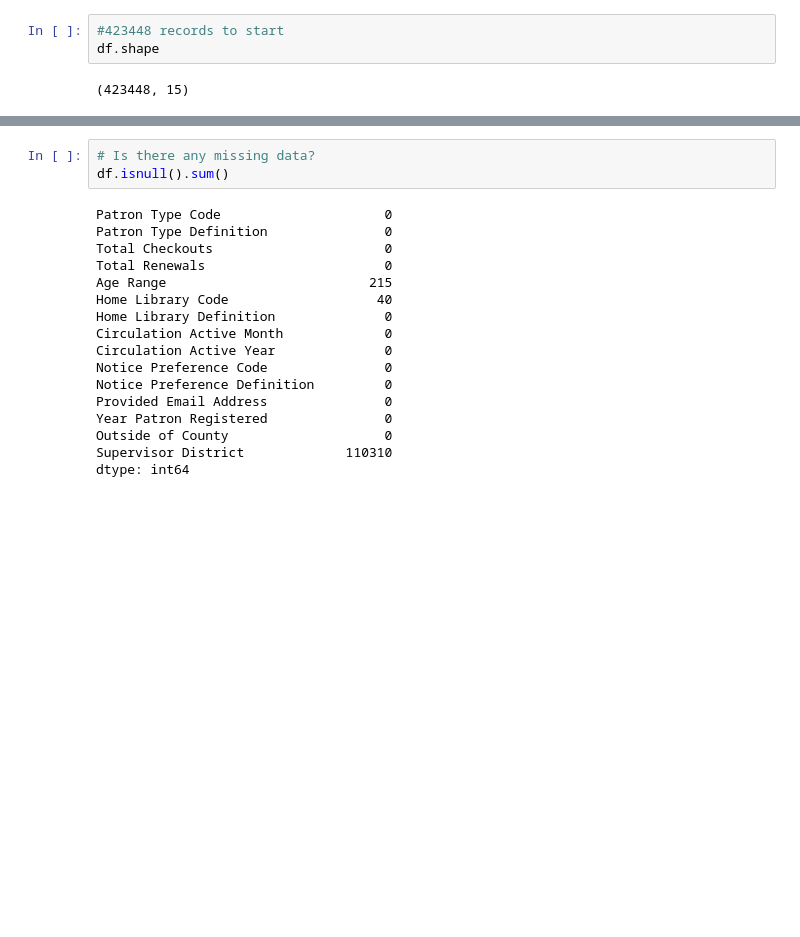
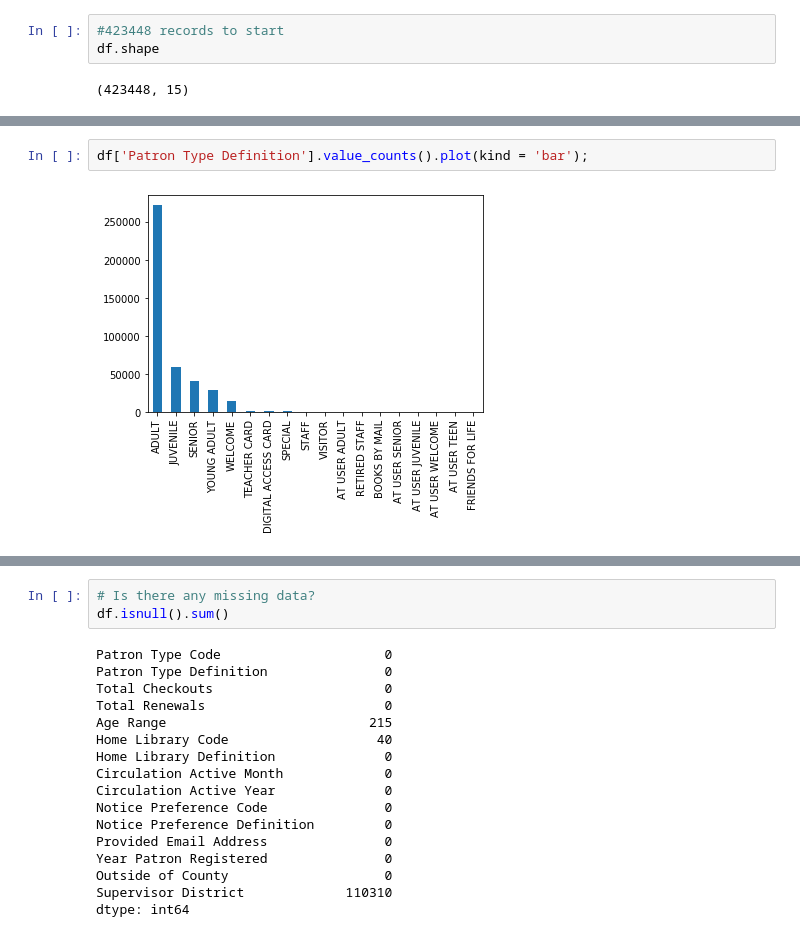
Before and after one commit to arispeaks/SFLibrary, a Jupyter notebook: SF_Library_Project.ipynb, the cells around one changed output, grey strips where cells are left out. Drawn from its saved outputs; the diff is of its cells as text; blank space fills up the shorter version.

```diff
--- a/SF_Library_Project.ipynb
+++ b/SF_Library_Project.ipynb
@@ -67,0 +80,4 @@ df.describe()
+# %%
+df['Patron Type Definition'].value_counts().plot(kind = 'bar');
+# %% [output]
+[figure, added]
```
Also changed, not shown: parts of 44 cells of this notebook.
